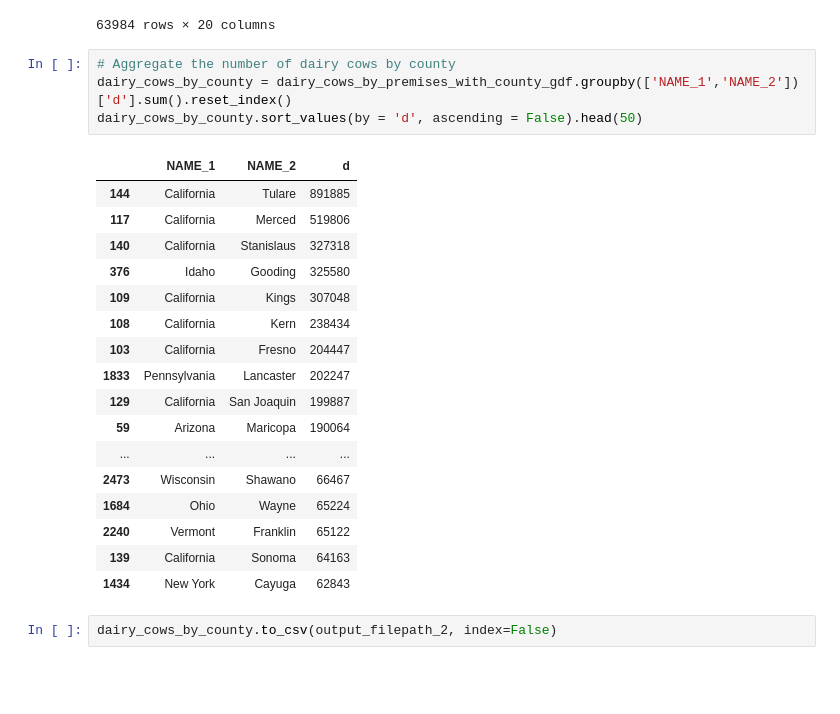
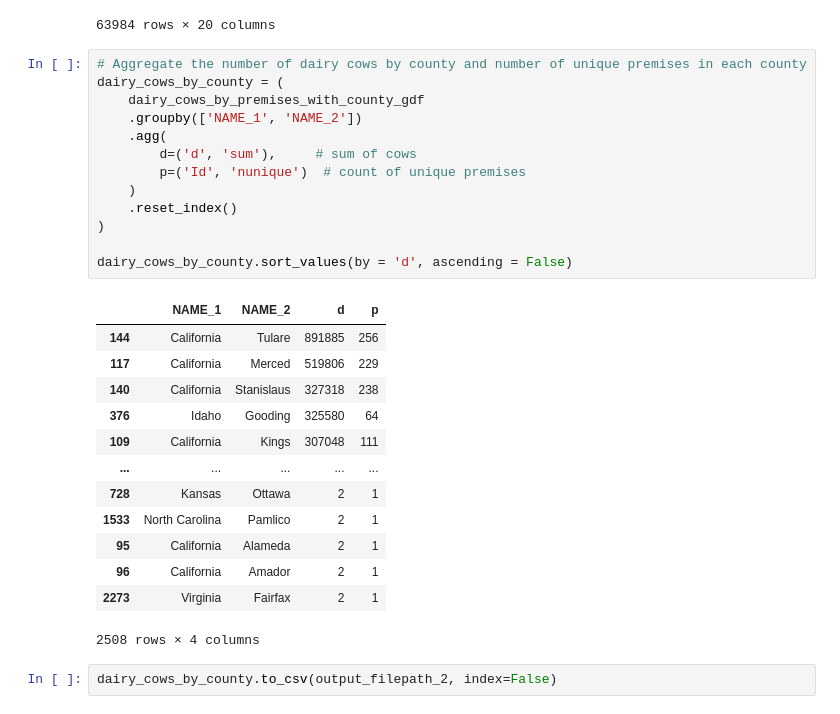
Before and after one commit to spkkasyap/H5N1-State-and-County-Simulations-and-Analysis, a Jupyter notebook: preprocessing_codes/Preprocessing - Computing number of dairy cows at different spatial scales.ipynb, the cells around one changed output. Cells and saved outputs as stored; diff of their text form; blank space fills up the shorter version.

Commit message:
add no. premises in county

```diff
--- a/preprocessing_codes/Preprocessing - Computing number of dairy cows at different spatial scales.ipynb
+++ b/preprocessing_codes/Preprocessing - Computing number of dairy cows at different spatial scales.ipynb
@@ -146,27 +146,32 @@ dairy_cows_by_premises_with_county_gdf
 | 63983 | 730099 | 56045 | 44.065695 | -104.121427 | 4 | POINT (-104.12143 44.06569) | 3147.0 | USA.51.23_1 | USA | United States | ... |
 63984 rows × 20 columns
 # %%
-# Aggregate the number of dairy cows by county
-dairy_cows_by_county = dairy_cows_by_premises_with_county_gdf.groupby(['NAME_1','NAME_2'])['d'].sum().reset_index()
-dairy_cows_by_county.sort_values(by = 'd', ascending = False).head(50)
+# Aggregate the number of dairy cows by county and number of unique premises in each county
+dairy_cows_by_county = (
+    dairy_cows_by_premises_with_county_gdf
+    .groupby(['NAME_1', 'NAME_2'])
+    .agg(
+        d=('d', 'sum'),     # sum of cows
+        p=('Id', 'nunique')  # count of unique premises
+    )
+    .reset_index()
+)
+
+dairy_cows_by_county.sort_values(by = 'd', ascending = False)
 # %% [output]
-|  | NAME_1 | NAME_2 | d |
-| 144 | California | Tulare | 891885 |
-| 117 | California | Merced | 519806 |
-| 140 | California | Stanislaus | 327318 |
-| 376 | Idaho | Gooding | 325580 |
-| 109 | California | Kings | 307048 |
-| 108 | California | Kern | 238434 |
-| 103 | California | Fresno | 204447 |
-| 1833 | Pennsylvania | Lancaster | 202247 |
-| 129 | California | San Joaquin | 199887 |
-| 59 | Arizona | Maricopa | 190064 |
-| ... | ... | ... | ... |
-| 2473 | Wisconsin | Shawano | 66467 |
-| 1684 | Ohio | Wayne | 65224 |
-| 2240 | Vermont | Franklin | 65122 |
-| 139 | California | Sonoma | 64163 |
-| 1434 | New York | Cayuga | 62843 |
+|  | NAME_1 | NAME_2 | d | p |
+| 144 | California | Tulare | 891885 | 256 |
+| 117 | California | Merced | 519806 | 229 |
+| 140 | California | Stanislaus | 327318 | 238 |
+| 376 | Idaho | Gooding | 325580 | 64 |
+| 109 | California | Kings | 307048 | 111 |
+| ... | ... | ... | ... | ... |
+| 728 | Kansas | Ottawa | 2 | 1 |
+| 1533 | North Carolina | Pamlico | 2 | 1 |
+| 95 | California | Alameda | 2 | 1 |
+| 96 | California | Amador | 2 | 1 |
+| 2273 | Virginia | Fairfax | 2 | 1 |
+2508 rows × 4 columns
 # %%
 dairy_cows_by_county.to_csv(output_filepath_2, index=False)
 # %% [markdown]
```
Also changed, not shown: parts of 5 cells of this notebook, 6 other files.
